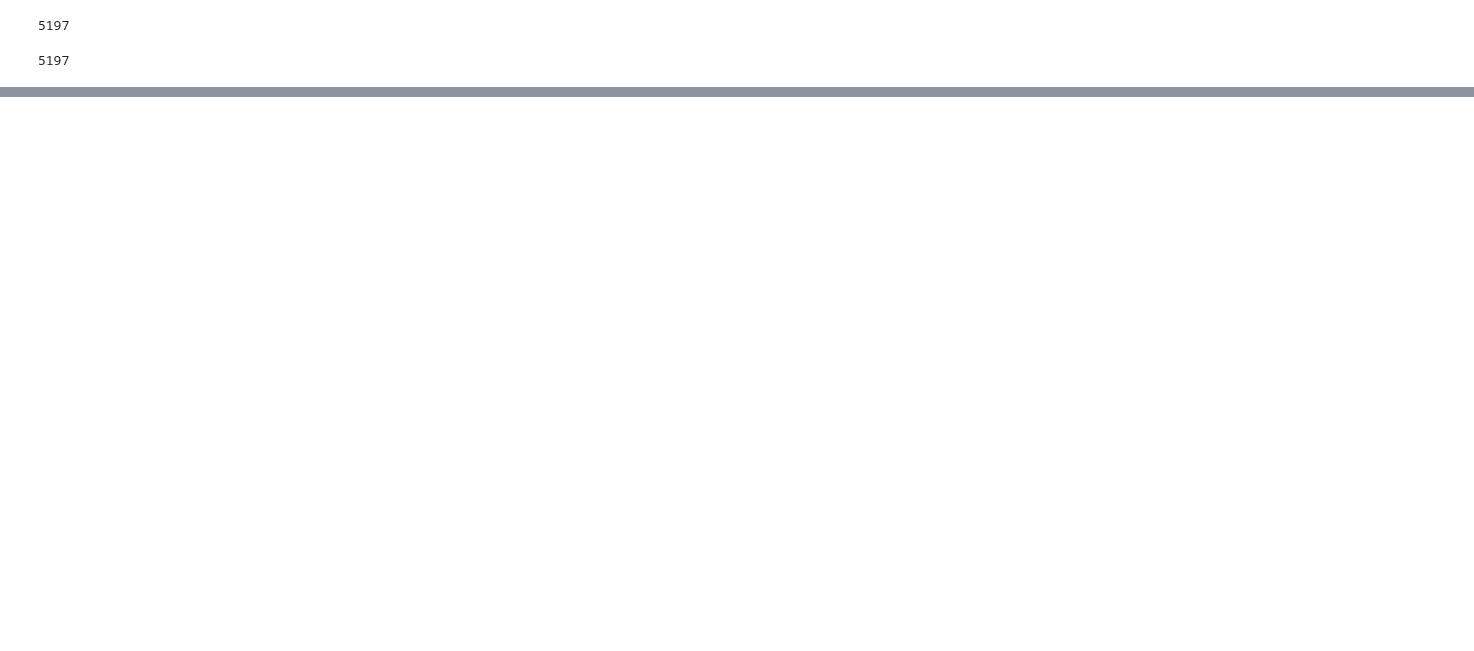
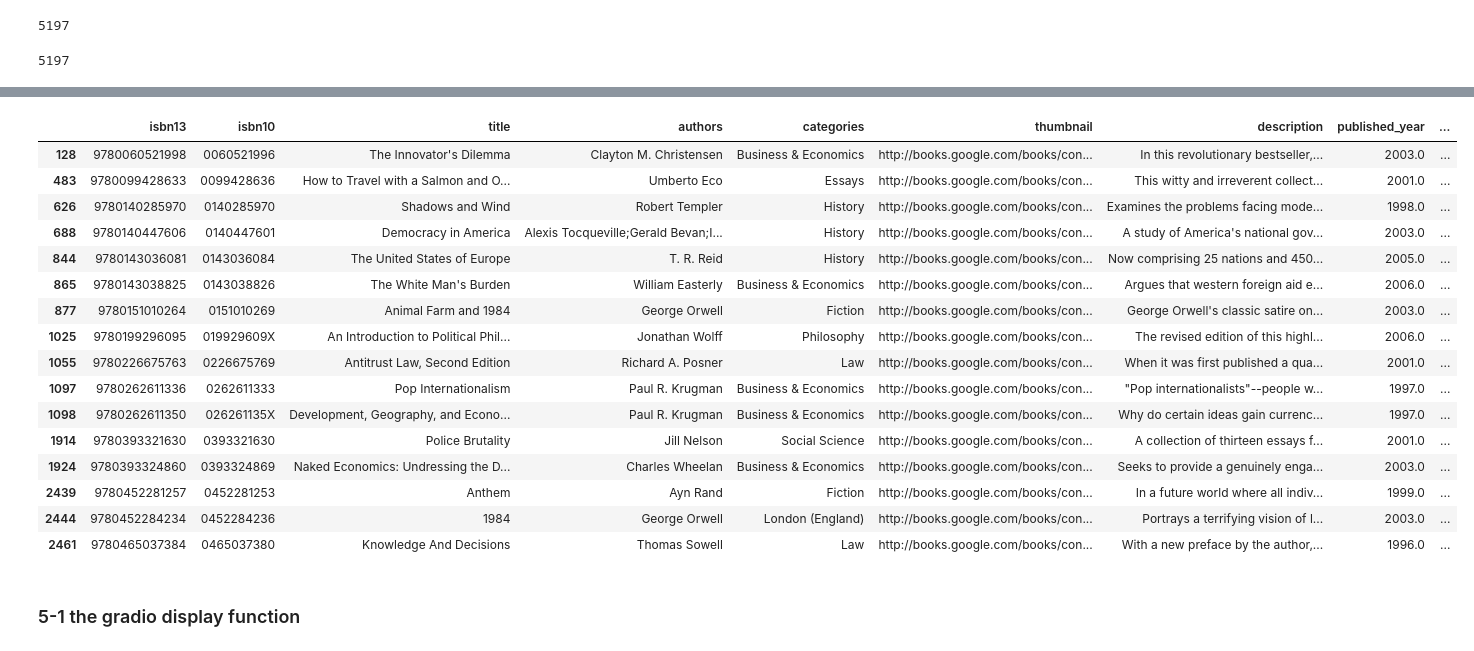
Before and after one commit to YassineSdk/Semantic-book-recommendation, a Jupyter notebook: semantic-book-recommender.ipynb, the cells around one changed output, grey strips where cells are left out. Saved outputs shown, nothing was run; the diff lists cells and outputs as text; code cells hidden in the pictures; blank space fills up the shorter version.

Commit message:
Kaggle Notebook | Semantic book Recommender | Version 6

```diff
--- a/semantic-book-recommender.ipynb
+++ b/semantic-book-recommender.ipynb
@@ -534,6 +535,6 @@ Index(['isbn13', 'isbn10', 'title', 'authors', 'categories', 'thumbnail',
       dtype='object')
 # %%
-df["simple_categ_x"] = np.where(df["simple_categ_x"].isna(),df["simple_categ_y"],df["simple_categ_x"])
+df["simple_categ_x"] = np.where(df["simple_categ"].isna(),df["predicted_categ"],df["simple_categ"])
 # %%
 df.isna().sum()
 # %% [output]
@@ -555,3 +557,3 @@ simple_categ_y        3743
 dtype: int64
 # %%
-df.drop('simple_categ_y',axis=1,inplace=True)
+df.drop(['predicted_categ','simple_categ'],axis=1,inplace=True)
@@ -559,0 +587,33 @@ df.drop('simple_categ_y',axis=1,inplace=True)
+# %%
+def retrieve_semantic_recommendation(query:str,category:str=None,inital_top_k=50,final_top_k=16)->pd.DataFrame:
+    recs = db_books.similarity_search(query,inital_top_k)
+    books_list = [int(rec.page_content.strip('"').split()[0]) for rec in recs]
+    books_recs = df[df['isbn13'].isin (books_list)].head(final_top_k)
+
+    if category != 'All':
+        books_recs = books_recs[books_recs['simple_categ_x']==category].head(final_top_k)
+    else:
+        books_recs
+    return books_recs
+# %%
+retrieve_semantic_recommendation('economie',"All")
+# %% [output]
+|  | isbn13 | isbn10 | title | authors | categories | thumbnail | description | published_year | ... |
+| 128 | 9780060521998 | 0060521996 | The Innovator's Dilemma | Clayton M. Christensen | Business & Economics | http://books.google.com/books/con... | In this revolutionary bestseller,... | 2003.0 | ... |
+| 483 | 9780099428633 | 0099428636 | How to Travel with a Salmon and O... | Umberto Eco | Essays | http://books.google.com/books/con... | This witty and irreverent collect... | 2001.0 | ... |
+| 626 | 9780140285970 | 0140285970 | Shadows and Wind | Robert Templer | History | http://books.google.com/books/con... | Examines the problems facing mode... | 1998.0 | ... |
+| 688 | 9780140447606 | 0140447601 | Democracy in America | Alexis Tocqueville;Gerald Bevan;I... | History | http://books.google.com/books/con... | A study of America's national gov... | 2003.0 | ... |
+| 844 | 9780143036081 | 0143036084 | The United States of Europe | T. R. Reid | History | http://books.google.com/books/con... | Now comprising 25 nations and 450... | 2005.0 | ... |
+| 865 | 9780143038825 | 0143038826 | The White Man's Burden | William Easterly | Business & Economics | http://books.google.com/books/con... | Argues that western foreign aid e... | 2006.0 | ... |
+| 877 | 9780151010264 | 0151010269 | Animal Farm and 1984 | George Orwell | Fiction | http://books.google.com/books/con... | George Orwell's classic satire on... | 2003.0 | ... |
+| 1025 | 9780199296095 | 019929609X | An Introduction to Political Phil... | Jonathan Wolff | Philosophy | http://books.google.com/books/con... | The revised edition of this highl... | 2006.0 | ... |
+| 1055 | 9780226675763 | 0226675769 | Antitrust Law, Second Edition | Richard A. Posner | Law | http://books.google.com/books/con... | When it was first published a qua... | 2001.0 | ... |
+| 1097 | 9780262611336 | 0262611333 | Pop Internationalism | Paul R. Krugman | Business & Economics | http://books.google.com/books/con... | "Pop internationalists"--people w... | 1997.0 | ... |
+| 1098 | 9780262611350 | 026261135X | Development, Geography, and Econo... | Paul R. Krugman | Business & Economics | http://books.google.com/books/con... | Why do certain ideas gain currenc... | 1997.0 | ... |
+| 1914 | 9780393321630 | 0393321630 | Police Brutality | Jill Nelson | Social Science | http://books.google.com/books/con... | A collection of thirteen essays f... | 2001.0 | ... |
+| 1924 | 9780393324860 | 0393324869 | Naked Economics: Undressing the D... | Charles Wheelan | Business & Economics | http://books.google.com/books/con... | Seeks to provide a genuinely enga... | 2003.0 | ... |
+| 2439 | 9780452281257 | 0452281253 | Anthem | Ayn Rand | Fiction | http://books.google.com/books/con... | In a future world where all indiv... | 1999.0 | ... |
+| 2444 | 9780452284234 | 0452284236 | 1984 | George Orwell | London (England) | http://books.google.com/books/con... | Portrays a terrifying vision of l... | 2003.0 | ... |
+| 2461 | 9780465037384 | 0465037380 | Knowledge And Decisions | Thomas Sowell | Law | http://books.google.com/books/con... | With a new preface by the author,... | 1996.0 | ... |
+# %% [markdown]
+### 5-1 the gradio display function
```
Also changed, not shown: parts of 12 cells of this notebook.
